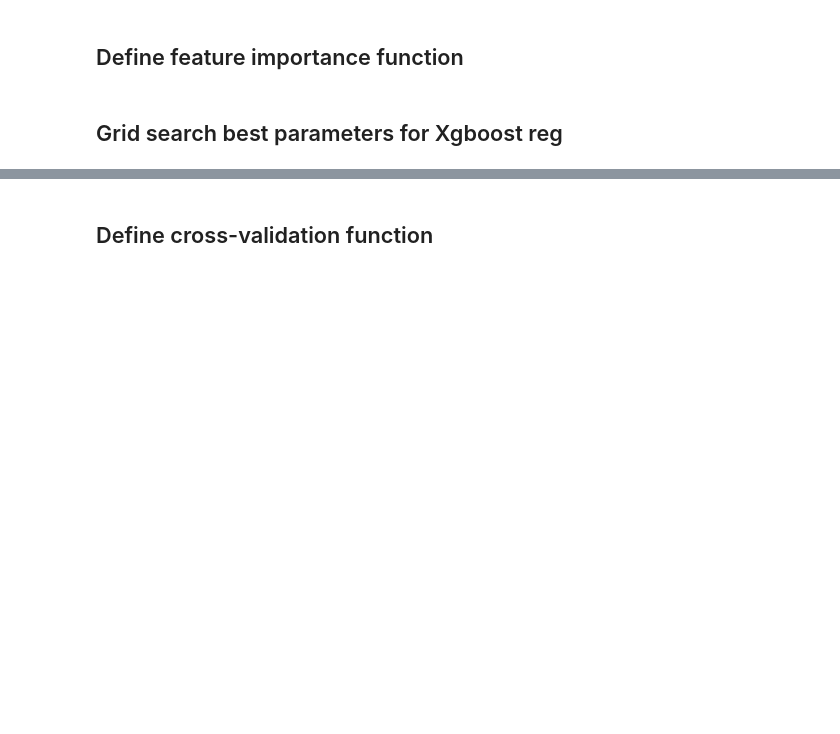
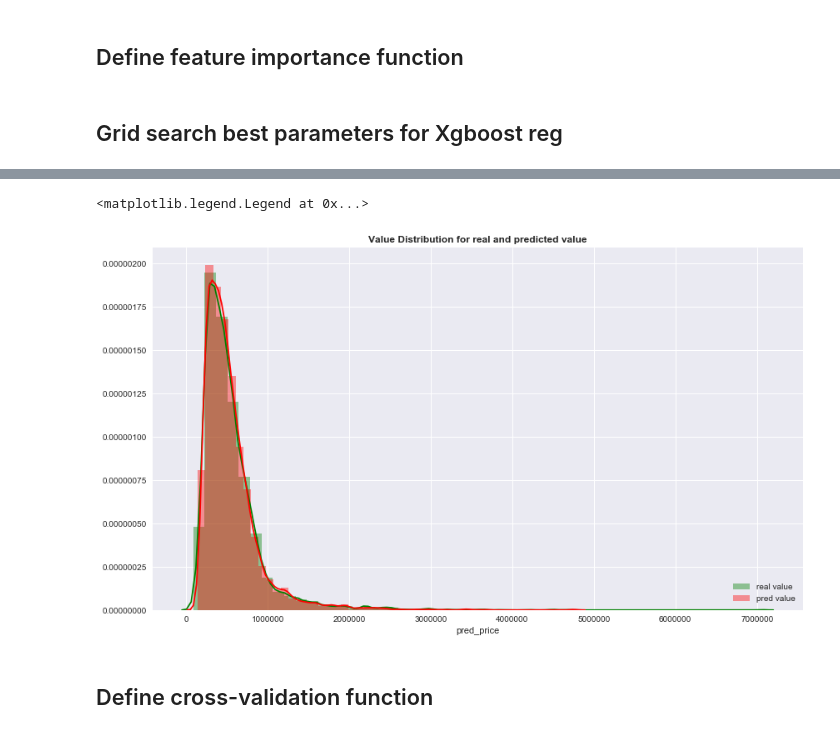
Before and after one commit to Jiannan28/Cookbooks, a Jupyter notebook: Regression/Regression_Template.ipynb, the cells around one changed output, grey strips where cells are left out. Drawn from its saved outputs; the diff is of its cells as text; code cells hidden in the pictures; blank space fills up the shorter version.

```diff
--- a/Regression/Regression_Template.ipynb
+++ b/Regression/Regression_Template.ipynb
@@ -410,3 +410,12 @@ plt.show()
+# %%
+plt.figure(figsize=(14, 8))
+plt.title('Value Distribution for real and predicted value', fontsize=12, fontweight="bold")
+sns.distplot(results_test_xgb.price, color='green',label='real value')
+sns.distplot(results_test_xgb.pred_price, color='red', label='pred value')
+plt.legend(loc="lower right")
+# %% [output]
+<matplotlib.legend.Legend at 0x...>
+[figure, added]
 # %% [markdown]
 ## Define cross-validation function
 # %%
```
Also changed, not shown: parts of 15 cells of this notebook.
